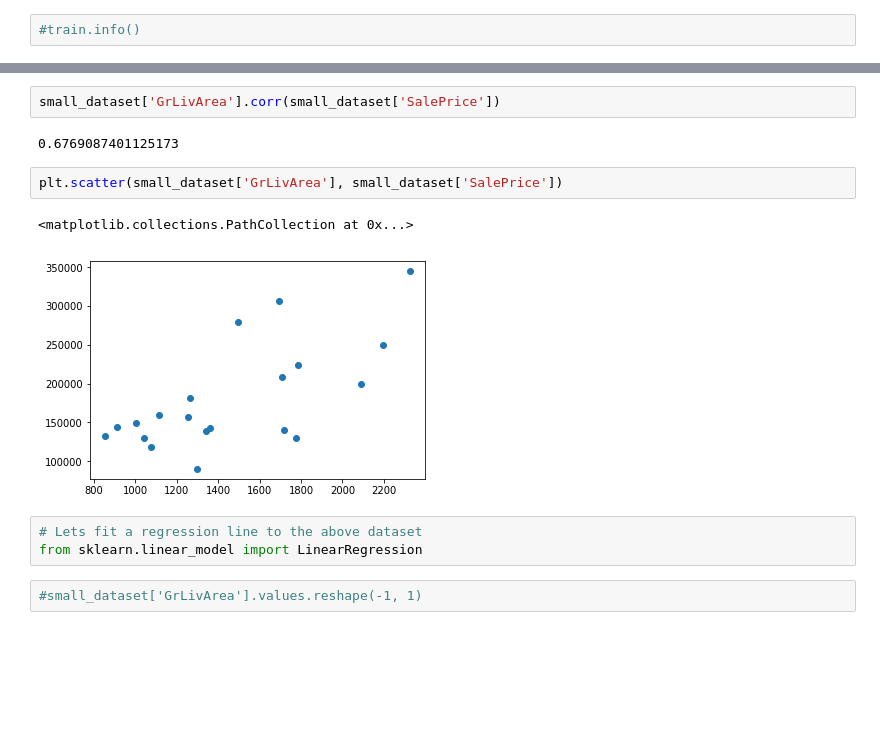
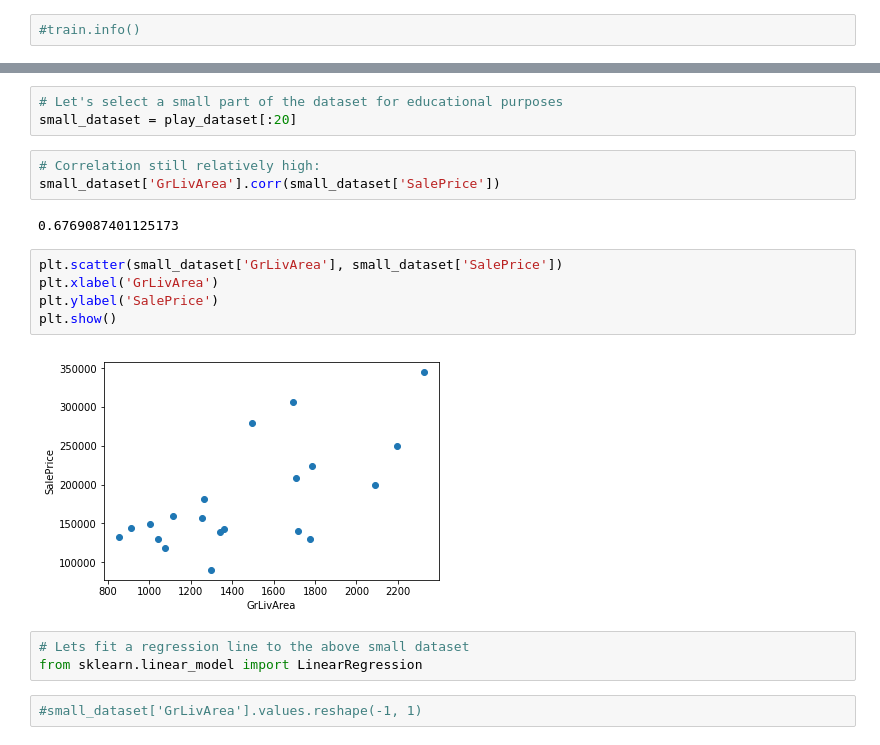
Before and after one commit to NTavou/kaggle_house_prices, a Jupyter notebook: Linear_Regression.ipynb, the cells around one changed output, grey strips where cells are left out. Cells and saved outputs as stored; diff of their text form; blank space fills up the shorter version.

```diff
--- a/Linear_Regression.ipynb
+++ b/Linear_Regression.ipynb
@@ -31,14 +36,20 @@ small_dataset = play_dataset[:20]
+# %%
+# Let's select a small part of the dataset for educational purposes
+small_dataset = play_dataset[:20]
 # %%
+# Correlation still relatively high:
 small_dataset['GrLivArea'].corr(small_dataset['SalePrice'])
 # %% [output]
 0.6769087401125173
 # %%
 plt.scatter(small_dataset['GrLivArea'], small_dataset['SalePrice'])
+plt.xlabel('GrLivArea')
+plt.ylabel('SalePrice')
+plt.show()
 # %% [output]
-<matplotlib.collections.PathCollection at 0x...>
-[figure, old version]
+[figure, new version]
 # %%
-# Lets fit a regression line to the above dataset
+# Lets fit a regression line to the above small dataset
 from sklearn.linear_model import LinearRegression
 # %%
 #small_dataset['GrLivArea'].values.reshape(-1, 1)
```
Also changed, not shown: parts of 9 cells of this notebook, 1 other file.
